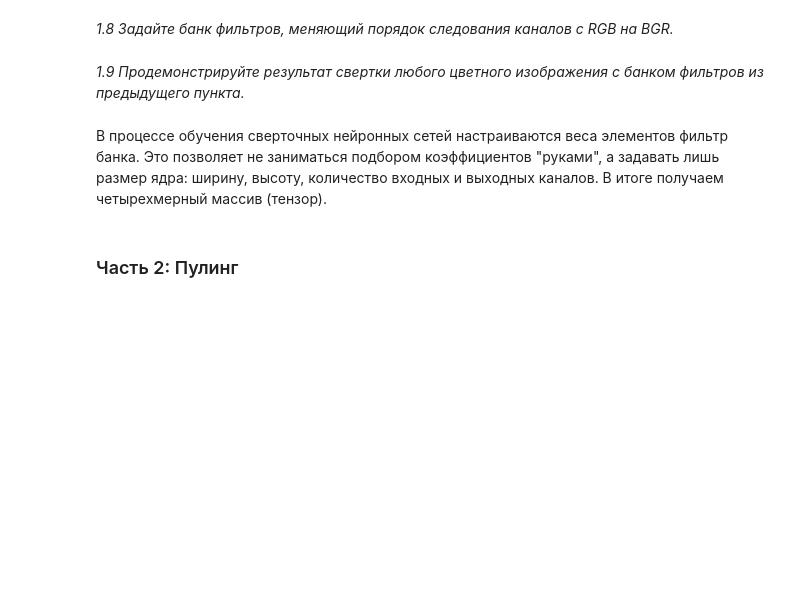
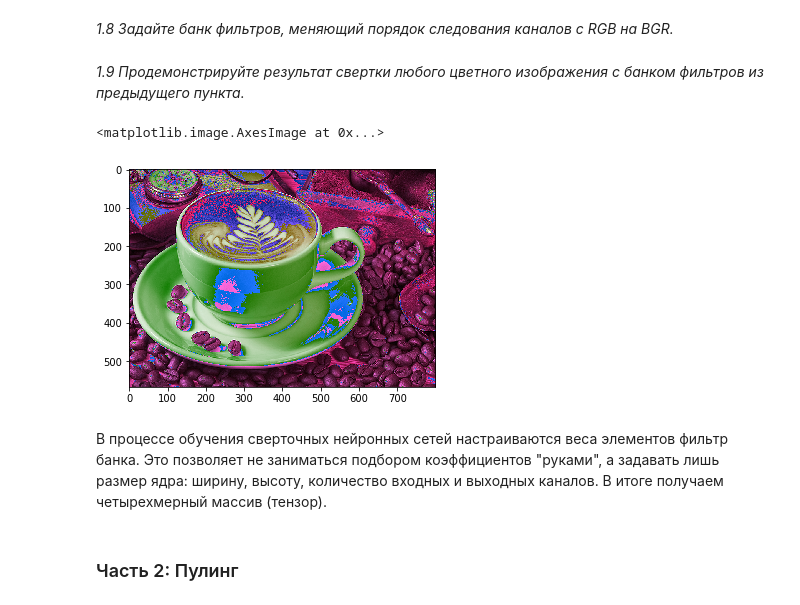
Before and after one commit to excander/neural_networks_sphere_2, a Jupyter notebook: Seminar 4/miklin_4, CNN.ipynb, the cells around one changed output. Cells and saved outputs as stored; diff of their text form; code cells hidden in the pictures; blank space fills up the shorter version.

```diff
--- a/Seminar 4/miklin_4, CNN.ipynb
+++ b/Seminar 4/miklin_4, CNN.ipynb
@@ -153,10 +188,21 @@ plt.imshow(bw_image, cmap=plt.cm.Greys_r)
 В сверточных нейронных сетях каждый слой использует несколько фильтров. Допустим, у нас было изображение с тремя каналами (количество входных каналов). Рассмотрим банк из четырех фильтров (количество выходных каналов). Тогда изначально будет вычислена свертка с каждым фильтром — получим 4 ЧБ изображения. Теперь соединим их в одно, интерпретируя каждое ЧБ изображение как канал цветного: RGB$\alpha$.
 # %% [markdown]
 <i>1.7 Реализуйте операцию свертки с банком фильтров (filter bank).</i>
-# %%
-def t_convolve_bank(signal, kernel):
-    assert signal.ndim == kernel.ndim - 1
-    ##### YOUR CODE HERE #####
-    pass
+# %%
+#[10, 30, 3] -> [10, 30, 4]
+#[3, 3, 3, 4]
+
+def t_convolve_bank(signal, kernel):
+    assert signal.shape[-1] == kernel.shape[0]
+
+    res = []
+    for i in range(kernel.shape[-1]):
+        r = np.zeros_like(signal[:, :, i])
+        for j in range(signal.shape[-1]):
+            r += convolve2d(signal[:, :, j], kernel[j, :, :, i], 'same')
+
+        res.append(r)
+
+    return np.array(res).transpose((1, 2, 0))
 # %% [markdown]
 <i>1.8 Задайте банк фильтров, меняющий порядок следования каналов с RGB на BGR.</i>
@@ -165,9 +209,27 @@ def t_convolve_bank(signal, kernel):
+# %%
+#RGB -> RBG
+
+kernels = np.zeros((3, 1, 1, 3))
+
+kernels[0, 0, 0, 0] = 1
+kernels[1, 0, 0, 0] = 1
+
+kernels[2, 0, 0, 1] = 1
+
+kernels[1, 0, 0, 2] = 1
+kernels[2, 0, 0, 2] = 1
 # %% [markdown]
 <i>1.9 Продемонстрируйте результат свертки любого цветного изображения с банком фильтров из предыдущего пункта.</i>
 # %%
-##### YOUR CODE HERE #####
+res_image = t_convolve_bank(image.astype(float), kernels)
+
+plt.imshow(res_image.astype('uint8'))
+
 # Не забудьте, что после свертки вы скорее всего получите тензор типа float.
 # Чтобы imshow нормально отобразил результат, надо привести его к типу uint8 (нпр., при помощи .astype('uint8'))
+# %% [output]
+<matplotlib.image.AxesImage at 0x...>
+[figure, added]
 # %% [markdown]
 В процессе обучения сверточных нейронных сетей настраиваются веса элементов фильтр банка. Это позволяет не заниматься подбором коэффициентов "руками", а задавать лишь размер ядра: ширину, высоту, количество входных и выходных каналов. В итоге получаем четырехмерный массив (тензор).
 # %% [markdown]
```
Also changed, not shown: parts of 40 cells of this notebook.
